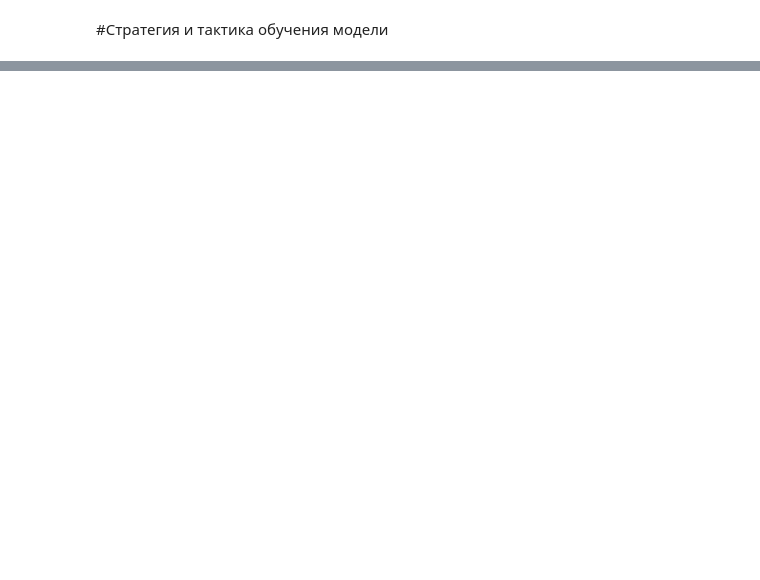
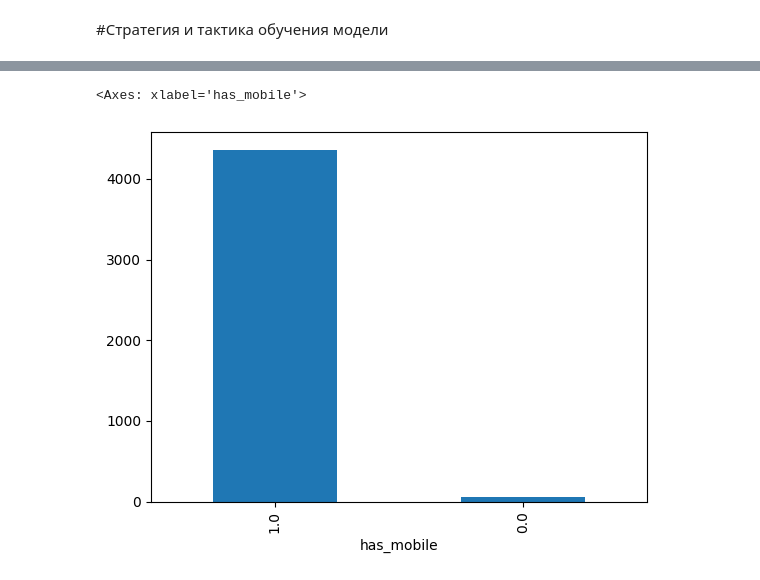
Before and after one commit to Netdaem0n/ALG_data_analyze, a Jupyter notebook: ML_lessons/lesson2.ipynb, the cells around one changed output, grey strips where cells are left out. Drawn from its saved outputs; the diff is of its cells as text; code cells hidden in the pictures; blank space fills up the shorter version.

```diff
--- a/ML_lessons/lesson2.ipynb
+++ b/ML_lessons/lesson2.ipynb
@@ -13,0 +73,5 @@ df.head()
+# %%
+df[df['result'] == 1]['has_mobile'].value_counts().plot(kind='bar')
+# %% [output]
+<Axes: xlabel='has_mobile'>
+[figure, added]
```
Also changed, not shown: parts of 72 cells of this notebook.
